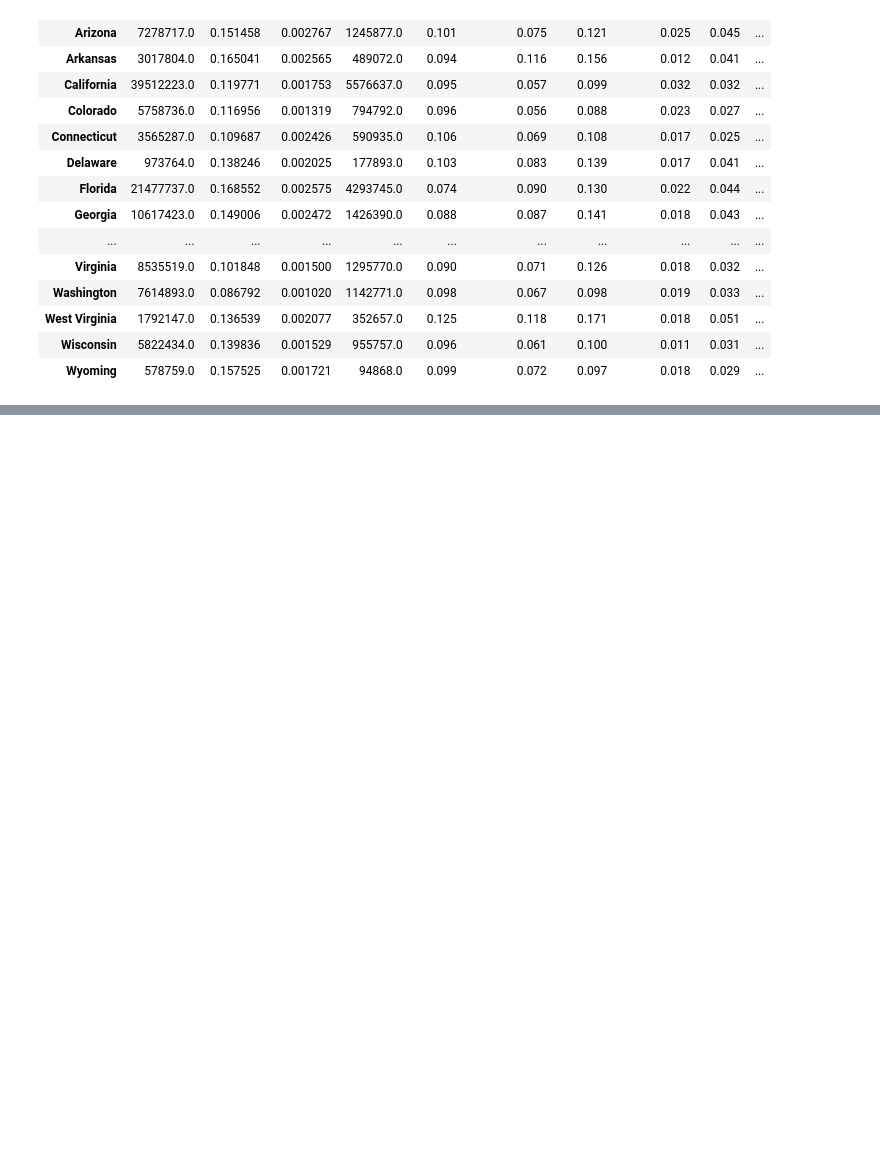
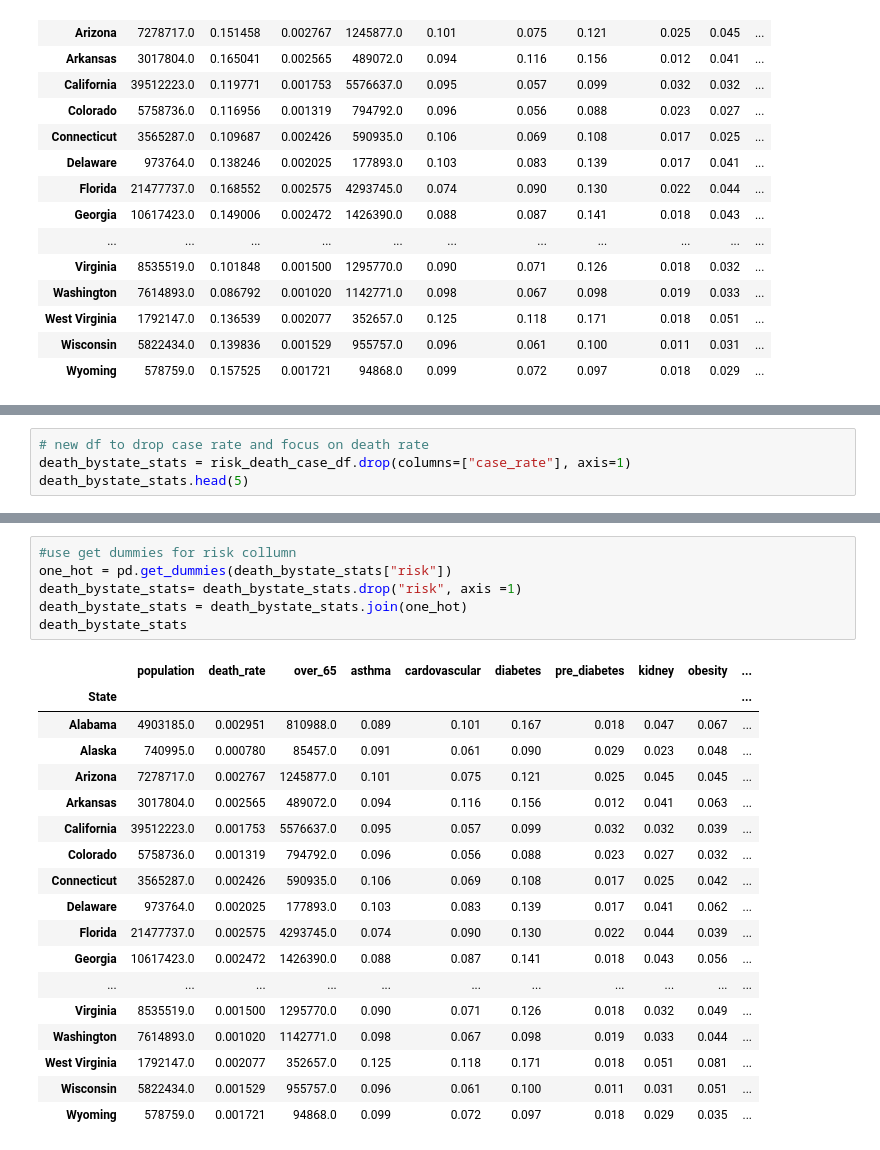
Before and after one commit to sdguerrette/capstone_project, a Jupyter notebook: Deliverable1_Practice/Practice_NN_COVID.ipynb, the cells around one changed output, grey strips where cells are left out. Drawn from its saved outputs; the diff is of its cells as text; blank space fills up the shorter version.

Commit message:
encoded risk column

```diff
--- a/Deliverable1_Practice/Practice_NN_COVID.ipynb
+++ b/Deliverable1_Practice/Practice_NN_COVID.ipynb
@@ -280,0 +284,4 @@ risk_death_case_df
+# %%
+# new df to drop case rate and focus on death rate
+death_bystate_stats = risk_death_case_df.drop(columns=["case_rate"], axis=1)
+death_bystate_stats.head(5)
@@ -280,0 +296,25 @@ risk_death_case_df
+# %%
+#use get dummies for risk collumn
+one_hot = pd.get_dummies(death_bystate_stats["risk"])
+death_bystate_stats= death_bystate_stats.drop("risk", axis =1)
+death_bystate_stats = death_bystate_stats.join(one_hot)
+death_bystate_stats
+# %% [output]
+|  | population | death_rate | over_65 | asthma | cardovascular | diabetes | pre_diabetes | kidney | obesity | ... |
+| State |  |  |  |  |  |  |  |  |  | ... |
+| Alabama | 4903185.0 | 0.002951 | 810988.0 | 0.089 | 0.101 | 0.167 | 0.018 | 0.047 | 0.067 | ... |
+| Alaska | 740995.0 | 0.000780 | 85457.0 | 0.091 | 0.061 | 0.090 | 0.029 | 0.023 | 0.048 | ... |
+| Arizona | 7278717.0 | 0.002767 | 1245877.0 | 0.101 | 0.075 | 0.121 | 0.025 | 0.045 | 0.045 | ... |
+| Arkansas | 3017804.0 | 0.002565 | 489072.0 | 0.094 | 0.116 | 0.156 | 0.012 | 0.041 | 0.063 | ... |
+| California | 39512223.0 | 0.001753 | 5576637.0 | 0.095 | 0.057 | 0.099 | 0.032 | 0.032 | 0.039 | ... |
+| Colorado | 5758736.0 | 0.001319 | 794792.0 | 0.096 | 0.056 | 0.088 | 0.023 | 0.027 | 0.032 | ... |
+| Connecticut | 3565287.0 | 0.002426 | 590935.0 | 0.106 | 0.069 | 0.108 | 0.017 | 0.025 | 0.042 | ... |
+| Delaware | 973764.0 | 0.002025 | 177893.0 | 0.103 | 0.083 | 0.139 | 0.017 | 0.041 | 0.062 | ... |
+| Florida | 21477737.0 | 0.002575 | 4293745.0 | 0.074 | 0.090 | 0.130 | 0.022 | 0.044 | 0.039 | ... |
+| Georgia | 10617423.0 | 0.002472 | 1426390.0 | 0.088 | 0.087 | 0.141 | 0.018 | 0.043 | 0.056 | ... |
+| ... | ... | ... | ... | ... | ... | ... | ... | ... | ... | ... |
+| Virginia | 8535519.0 | 0.001500 | 1295770.0 | 0.090 | 0.071 | 0.126 | 0.018 | 0.032 | 0.049 | ... |
+| Washington | 7614893.0 | 0.001020 | 1142771.0 | 0.098 | 0.067 | 0.098 | 0.019 | 0.033 | 0.044 | ... |
+| West Virginia | 1792147.0 | 0.002077 | 352657.0 | 0.125 | 0.118 | 0.171 | 0.018 | 0.051 | 0.081 | ... |
+| Wisconsin | 5822434.0 | 0.001529 | 955757.0 | 0.096 | 0.061 | 0.100 | 0.011 | 0.031 | 0.051 | ... |
+| Wyoming | 578759.0 | 0.001721 | 94868.0 | 0.099 | 0.072 | 0.097 | 0.018 | 0.029 | 0.035 | ... |
```
Also changed, not shown: parts of 3 cells of this notebook.
